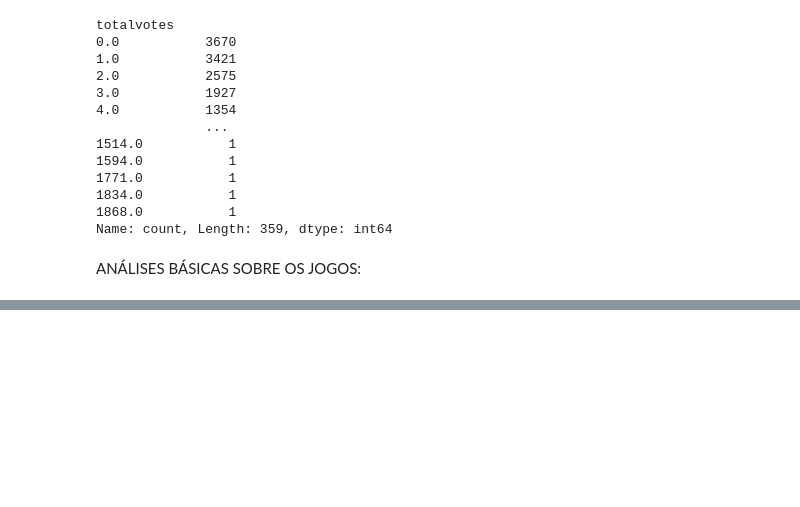
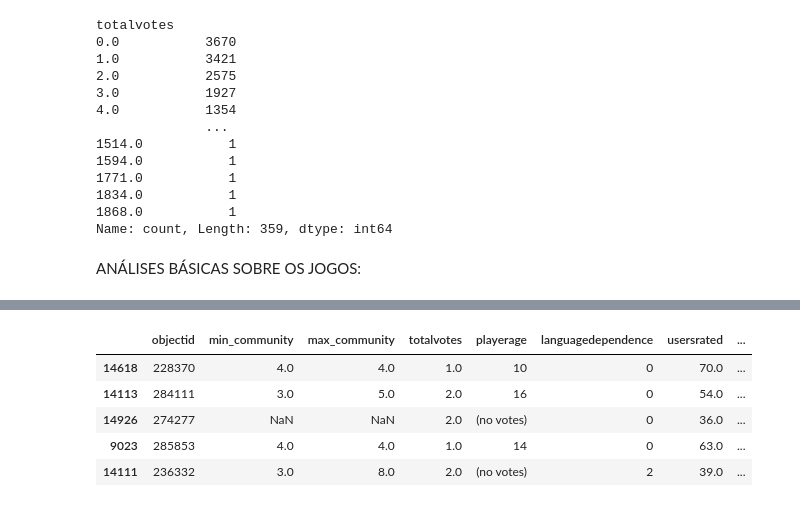
Before and after one commit to RenanGroto/Dice-Co, a Jupyter notebook: Dice-Co.ipynb, the cells around one changed output, grey strips where cells are left out. Saved outputs shown, nothing was run; the diff lists cells and outputs as text; code cells hidden in the pictures; blank space fills up the shorter version.

```diff
--- a/Dice-Co.ipynb
+++ b/Dice-Co.ipynb
@@ -231,0 +265,9 @@ fig.show()
+# %%
+df.sort_values('average', ascending=False).head()
+# %% [output]
+|  | objectid | min_community | max_community | totalvotes | playerage | languagedependence | usersrated | ... |
+| 14618 | 228370 | 4.0 | 4.0 | 1.0 | 10 | 0 | 70.0 | ... |
+| 14113 | 284111 | 3.0 | 5.0 | 2.0 | 16 | 0 | 54.0 | ... |
+| 14926 | 274277 | NaN | NaN | 2.0 | (no votes) | 0 | 36.0 | ... |
+| 9023 | 285853 | 4.0 | 4.0 | 1.0 | 14 | 0 | 63.0 | ... |
+| 14111 | 236332 | 3.0 | 8.0 | 2.0 | (no votes) | 2 | 39.0 | ... |
```
Also changed, not shown: parts of 5 cells of this notebook.
